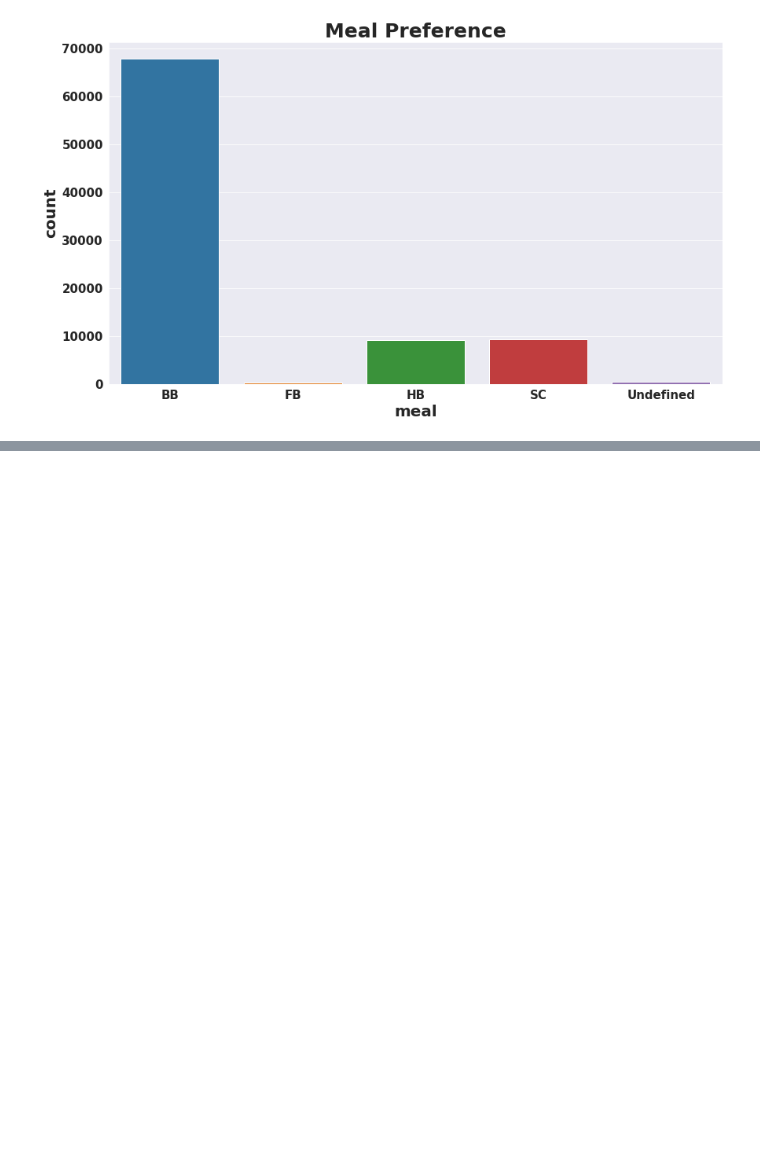
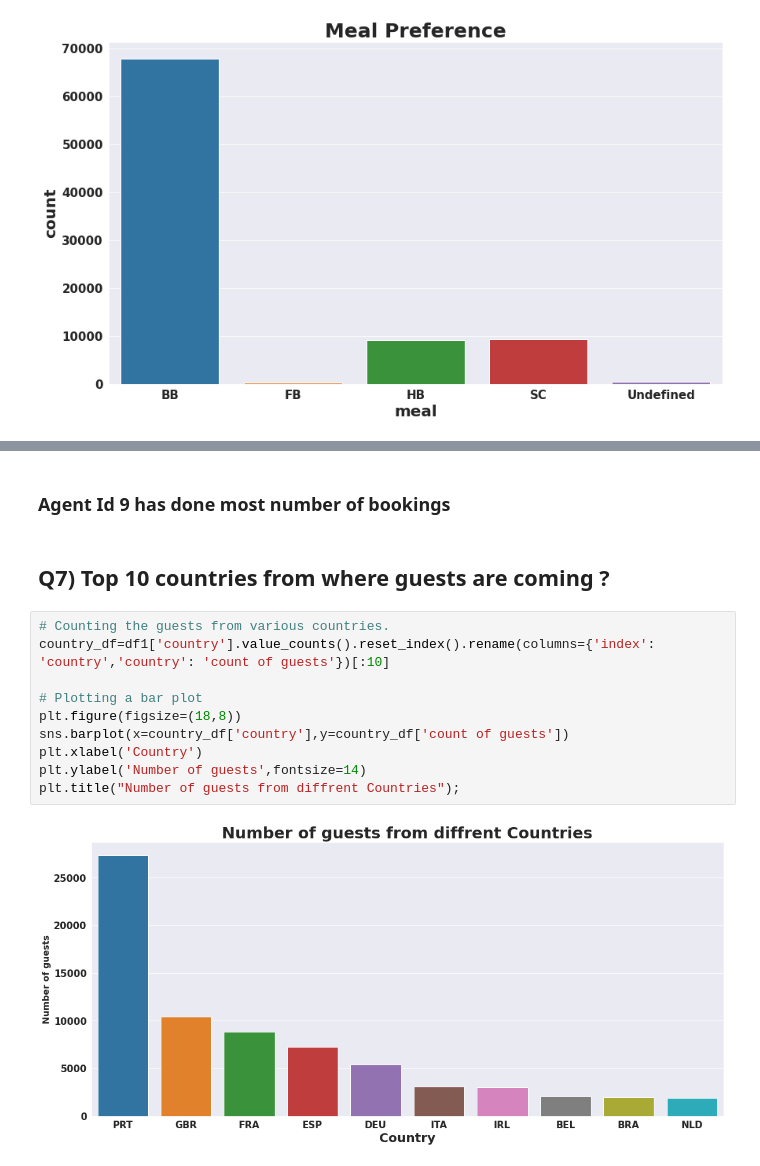
Before and after one commit to 7-sumit/Hotel-Booking-Analysis, a Jupyter notebook: Sumit_Berde_Hotel_Booking_Analysis_Capstone_Project.ipynb, the cells around one changed output, grey strips where cells are left out. Cells and saved outputs as stored; diff of their text form; blank space fills up the shorter version.

```diff
--- a/Sumit_Berde_Hotel_Booking_Analysis_Capstone_Project.ipynb
+++ b/Sumit_Berde_Hotel_Booking_Analysis_Capstone_Project.ipynb
@@ -413,0 +431,16 @@ Types of meal in hotels:
+# %% [markdown]
+### Agent Id 9 has done most number of bookings
+# %% [markdown]
+## Q7) Top 10 countries from where guests are coming ?
+# %%
+# Counting the guests from various countries.
+country_df=df1['country'].value_counts().reset_index().rename(columns={'index': 'country','country': 'count of guests'})[:10]
+
+# Plotting a bar plot
+plt.figure(figsize=(18,8))
+sns.barplot(x=country_df['country'],y=country_df['count of guests'])
+plt.xlabel('Country')
+plt.ylabel('Number of guests',fontsize=14)
+plt.title("Number of guests from diffrent Countries");
+# %% [output]
+[figure, added]
```
Also changed, not shown: parts of 20 cells of this notebook.
